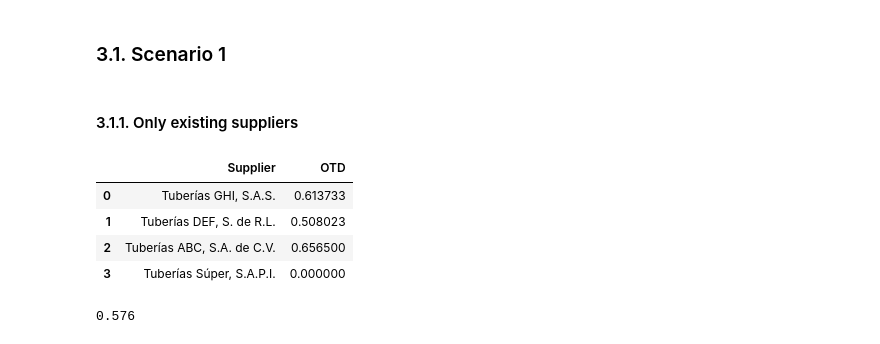
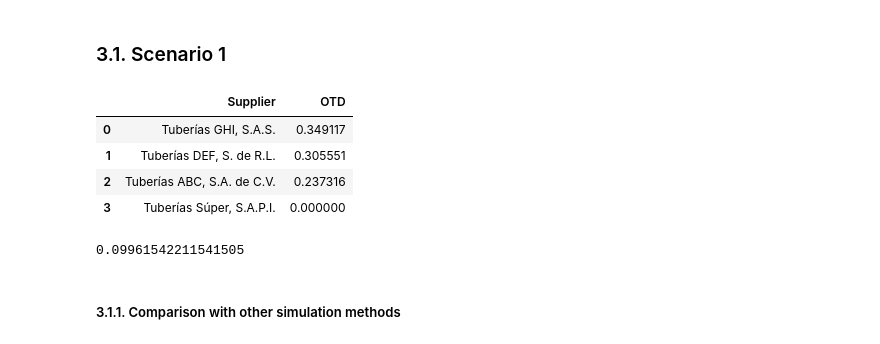
Before and after one commit to rubusarbaro/supplier-selection_fuzzy-logic_thesis, a Jupyter notebook: implementation.ipynb, the cells around one changed output. Drawn from its saved outputs; the diff is of its cells as text; code cells hidden in the pictures.

```diff
--- a/implementation.ipynb
+++ b/implementation.ipynb
@@ -587,8 +581,6 @@ mean(otd_sop)
 ## 3. Result analysis
 # %% [markdown]
 ### 3.1. Scenario 1
-# %% [markdown]
-#### 3.1.1. Only existing suppliers
 # %%
 scenario1_existing_supplier_item_master_df = pd.read_excel("./Results/Scenario1/Implementation_results_(only_existent).xlsx")
 scenario1_existing_supplier_item_master_df = scenario1_existing_supplier_item_master_df.drop(["Unnamed: 0"], axis=1)
@@ -606,28 +598,28 @@ scenario1_existing_supplier_fuzzy_evaluation_df = pd.read_excel("./Results/Scena
 # %%
 supplier_otd = {
     "Supplier": [],
     "OTD": []
 }
 
 for supplier in short_df["Supplier name"].unique():
 
     otd_list = []
     for i in range(1,101):
         try:
             otd = len(short_df[(short_df["Iteration"] == i) & (short_df["Supplier name"] == supplier) & (short_df["SOP ready"] == True)]) / len(short_df[(short_df["Iteration"] == i) & (short_df["Supplier name"] == supplier)])
             otd_list.append(otd)
         except ZeroDivisionError:
             pass
 
     supplier_otd["Supplier"].append(supplier)
-    supplier_otd["OTD"].append(mean(otd_list))
+    supplier_otd["OTD"].append(stdev(otd_list))
 
 pd.DataFrame(data=supplier_otd)
 # %% [output]
 |  | Supplier | OTD |
-| 0 | Tuberías GHI, S.A.S. | 0.613733 |
-| 1 | Tuberías DEF, S. de R.L. | 0.508023 |
-| 2 | Tuberías ABC, S.A. de C.V. | 0.656500 |
+| 0 | Tuberías GHI, S.A.S. | 0.349117 |
+| 1 | Tuberías DEF, S. de R.L. | 0.305551 |
+| 2 | Tuberías ABC, S.A. de C.V. | 0.237316 |
 | 3 | Tuberías Súper, S.A.P.I. | 0.000000 |
 # %%
 otd_list = []
@@ -636,6 +628,8 @@ for i in range(1,101):
     otd = len(short_df[(short_df["Iteration"] == i) & (short_df["SOP ready"] == True)]) / len(short_df[(short_df["Iteration"] == i)])
     otd_list.append(otd)
 
-mean(otd_list)
+stdev(otd_list)
 # %% [output]
-0.576
+0.09961542211541505
+# %% [markdown]
+##### 3.1.1. Comparison with other simulation methods
```
Also changed, not shown: parts of 2 cells of this notebook.
